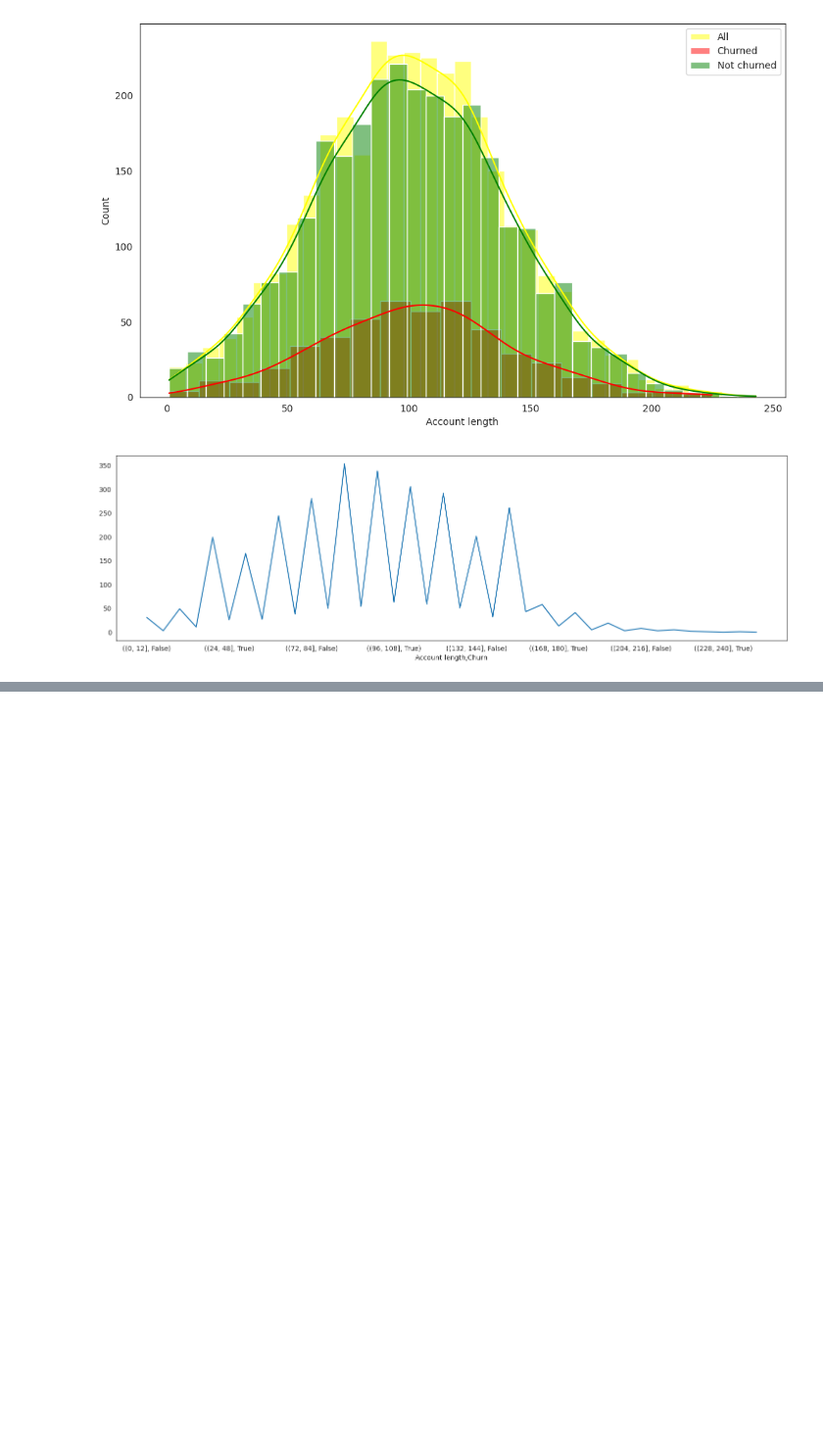
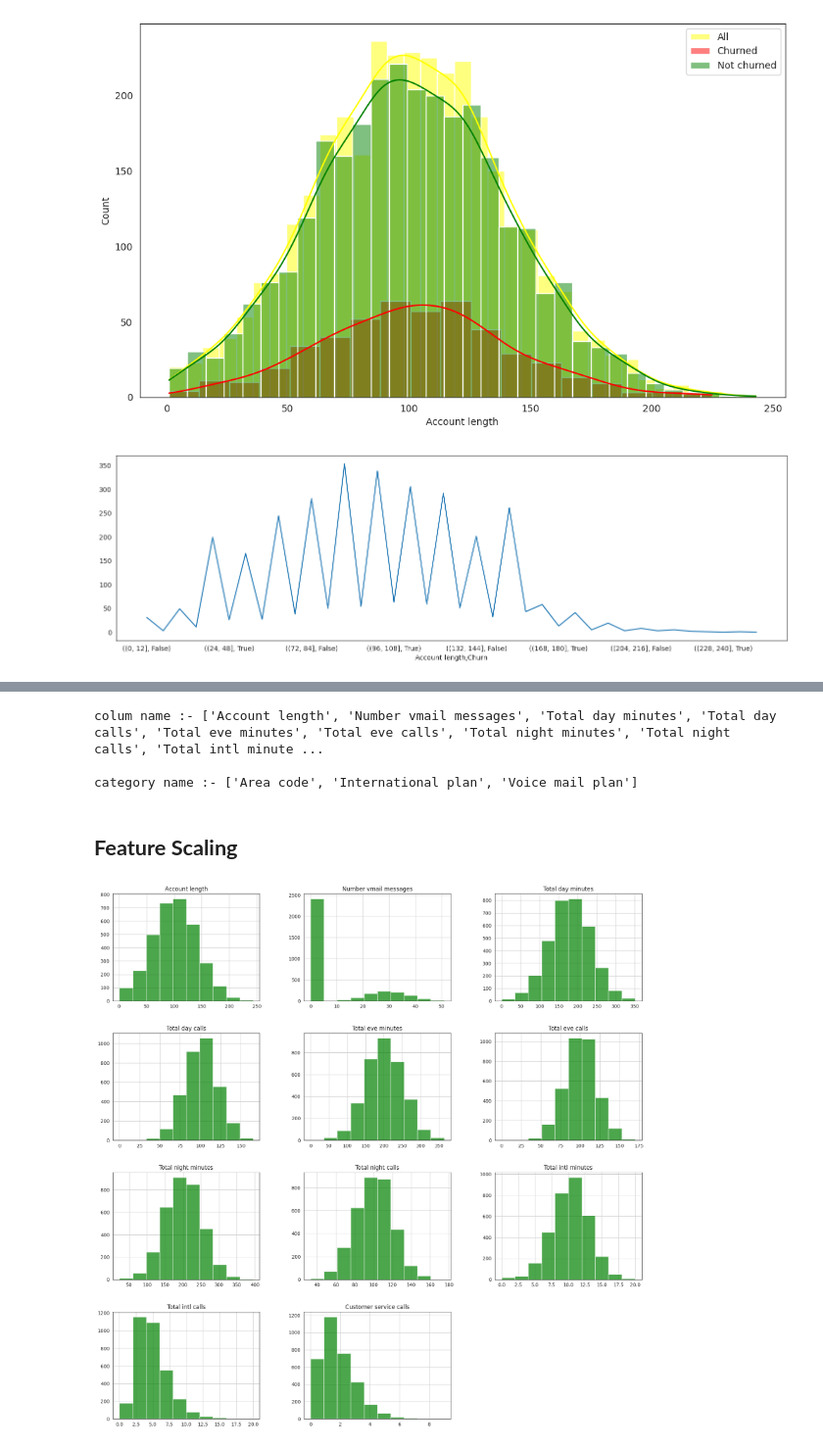
Before and after one commit to Avik-G/Telecom-Customer-Churn-Analysis, a Jupyter notebook: Telecom_Customer_Churn_Analysis.ipynb, the cells around one changed output, grey strips where cells are left out. Shown at 98% size. Saved outputs shown, nothing was run; the diff lists cells and outputs as text; code cells hidden in the pictures; blank space fills up the shorter version.

```diff
--- a/Telecom_Customer_Churn_Analysis.ipynb
+++ b/Telecom_Customer_Churn_Analysis.ipynb
@@ -473,0 +500,5 @@ plt.show()
+# %%
+# Imputing with mean because fancyimpute not working
+for i in col_name:
+    print (i)
+    df_1 = df.apply(lambda x:x.fillna(df.loc[:,i].mean()))
@@ -473,0 +564,4 @@ plt.show()
+# %%
+#Removing correlated variable & the variable which doesn't contain any meaning full info
+remove = ['State','Total day charge','Total eve charge','Total night charge','Total intl charge']
+df_1 = df_1.drop(remove,axis=1)
@@ -473,0 +584,25 @@ plt.show()
+# %%
+#Updating values _after removal of var
+col_name = ['Account length', 'Number vmail messages', 'Total day minutes', 'Total day calls', 'Total eve minutes',
+         'Total eve calls', 'Total night minutes', 'Total night calls', 'Total intl minutes', 'Total intl calls',
+         'Customer service calls']
+
+#All categorical var and removing target var
+cat_names = ['Area code', 'International plan', 'Voice mail plan']
+
+print('colum name :- {}'.format(col_name))
+print()
+print('category name :- {}'.format(cat_names))
+# %% [output]
+colum name :- ['Account length', 'Number vmail messages', 'Total day minutes', 'Total day calls', 'Total eve minutes', 'Total eve calls', 'Total night minutes', 'Total night calls', 'Total intl minute ...
+
+category name :- ['Area code', 'International plan', 'Voice mail plan']
+# %% [markdown]
+## **Feature Scaling**
+# %%
+#Checking distribution of data via pandas visualization
+df_1[col_name].hist(figsize=(20,20),color='g',alpha = 0.7)
+#plt.savefig('distribution.png')
+plt.show()
+# %% [output]
+[figure, added]
```
Also changed, not shown: parts of 23 cells of this notebook.
